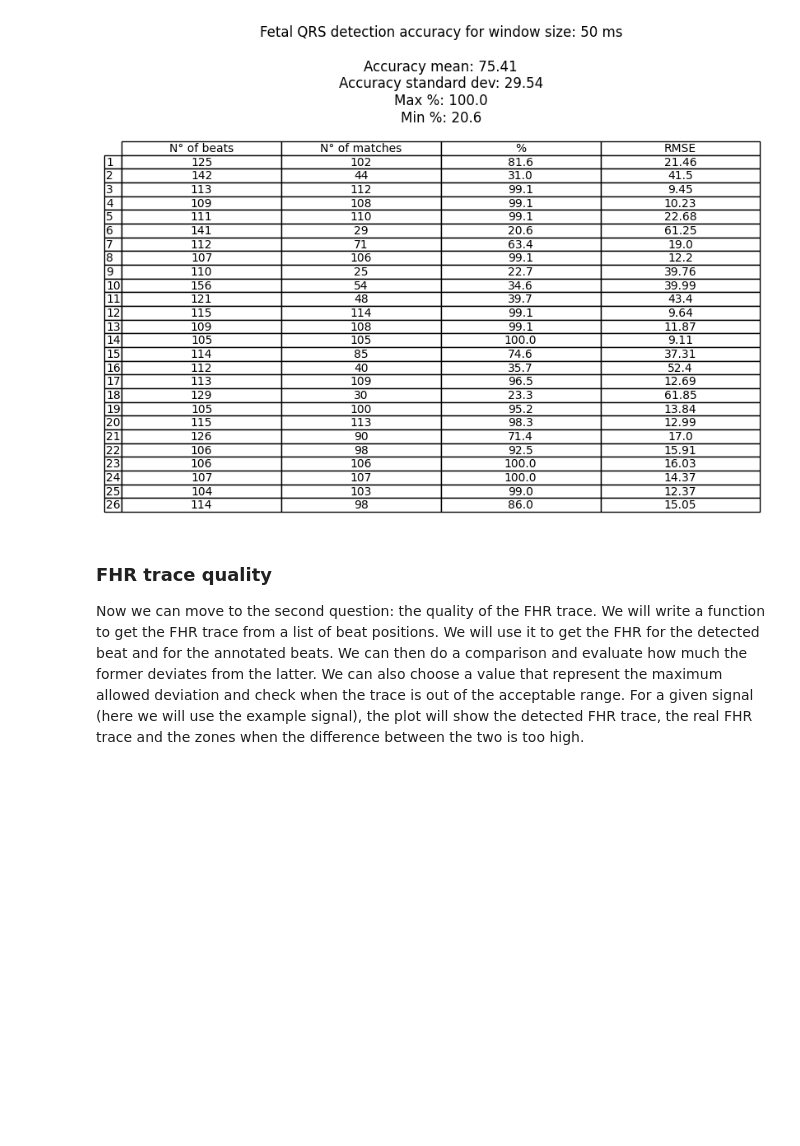
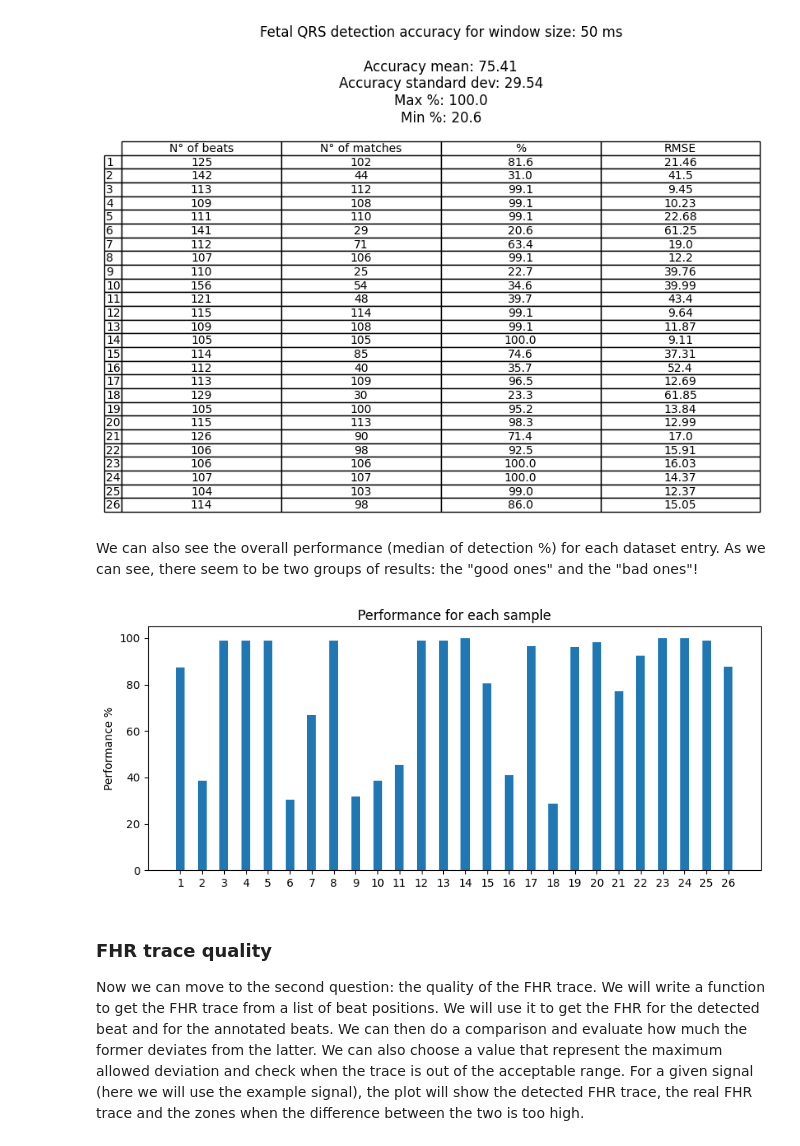
Before and after one commit to carlo-monti/Fetal_ECG_2024, a Jupyter notebook: BSP_project.ipynb, the cells around one changed output. Drawn from its saved outputs; the diff is of its cells as text; code cells hidden in the pictures; blank space fills up the shorter version.

```diff
--- a/BSP_project.ipynb
+++ b/BSP_project.ipynb
@@ -635,6 +635,26 @@ for index in requested_win_sizes_indexes:
     plt.show()
 # %% [output]
 [figure]
+# %% [markdown]
+We can also see the overall performance (median of detection %) for each dataset entry. As we can see, there seem to be two groups of results: the "good ones" and the "bad ones"!
+# %%
+performance_median = []
+for i in range(0,len(sample_ids)):
+    # calculate median of performance
+    perf = []
+    for j in range(0,len(window_sizes_ms)):
+        perf.append(detection_evaluation_data[j][i][4])
+    performance_median.append(np.median(perf))
+
+plt.rcParams['figure.figsize'] = [PLOT_WIDTH, 4]
+X_axis = np.arange(len(sample_ids))
+plt.bar(sample_ids, performance_median, 0.4)
+plt.xticks(sample_ids)
+plt.ylabel("Performance %")
+plt.title("Performance for each sample")
+plt.show()
+# %% [output]
+[figure, added]
 # %% [markdown]
 ### FHR trace quality
 Now we can move to the second question: the quality of the FHR trace.
```
Also changed, not shown: parts of 2 cells of this notebook, 1 other file.
